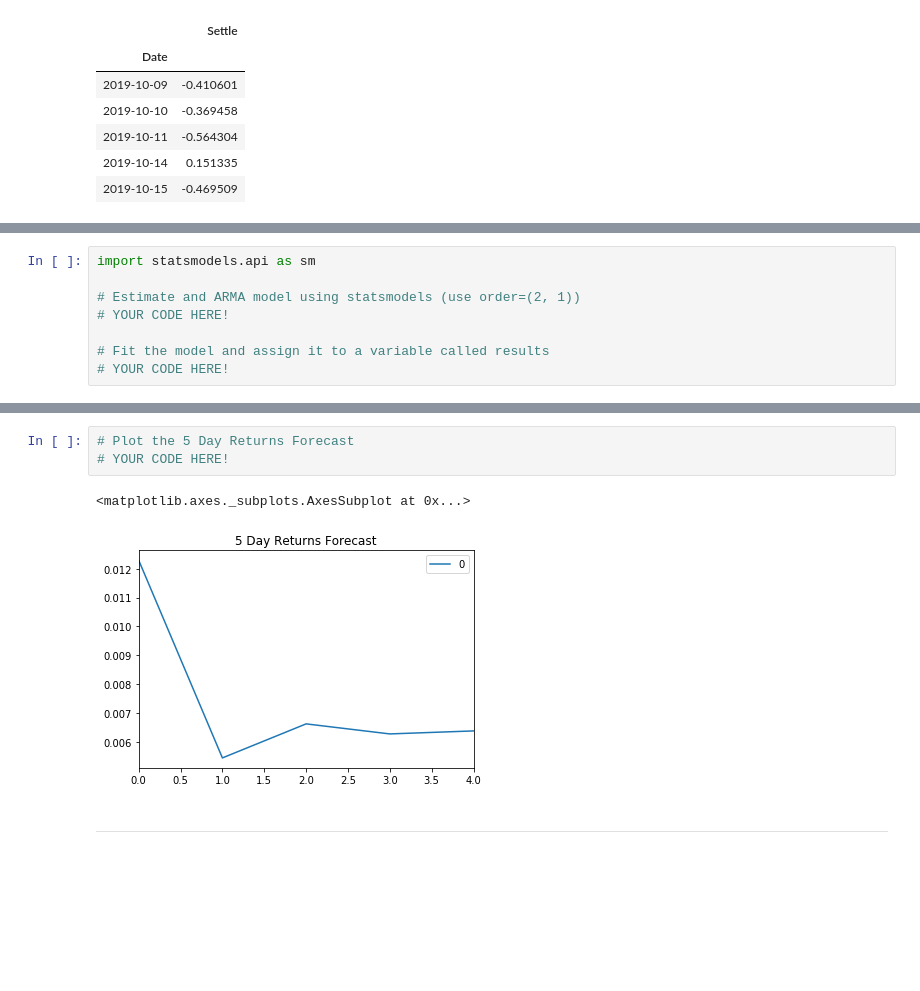
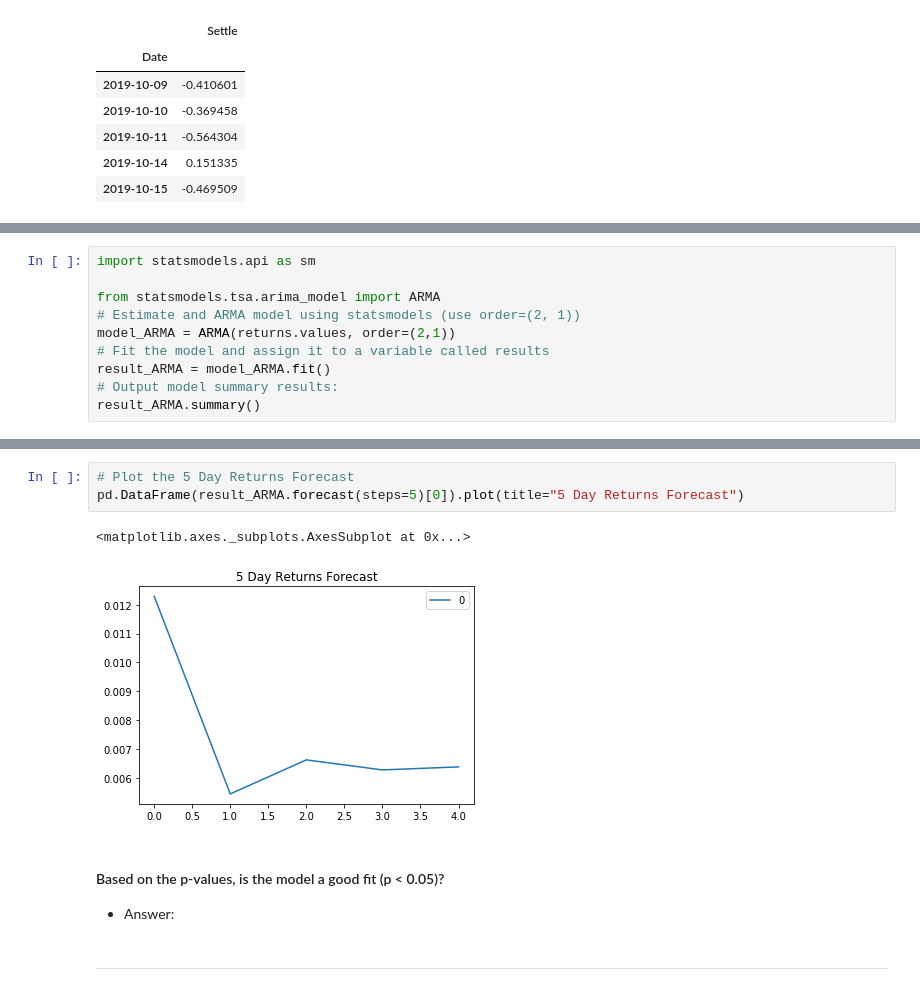
Before and after one commit to pclaypoole/Time_Series_Analysis, a Jupyter notebook: Strater_Code/time_series_analysis.ipynb, the cells around one changed output, grey strips where cells are left out. Cells and saved outputs as stored; diff of their text form; blank space fills up the shorter version.

```diff
--- a/Strater_Code/time_series_analysis.ipynb
+++ b/Strater_Code/time_series_analysis.ipynb
@@ -113,8 +132,10 @@ returns.tail()
 # %%
 import statsmodels.api as sm
 
+from statsmodels.tsa.arima_model import ARMA
 # Estimate and ARMA model using statsmodels (use order=(2, 1))
-# YOUR CODE HERE!
-
+model_ARMA = ARMA(returns.values, order=(2,1))
 # Fit the model and assign it to a variable called results
-# YOUR CODE HERE!
+result_ARMA = model_ARMA.fit()
+# Output model summary results:
+result_ARMA.summary()
@@ -143,9 +161,13 @@ Roots
 # %%
 # Plot the 5 Day Returns Forecast
-# YOUR CODE HERE!
+pd.DataFrame(result_ARMA.forecast(steps=5)[0]).plot(title="5 Day Returns Forecast")
 # %% [output]
 <matplotlib.axes._subplots.AxesSubplot at 0x...>
-[figure, old version]
+[figure, new version]
+# %% [markdown]
+#### Based on the p-values, is the model a good fit (p < 0.05)?
+
+* Answer:
 # %% [markdown]
 ---
 # %% [markdown]
```
Also changed, not shown: parts of 19 cells of this notebook.
